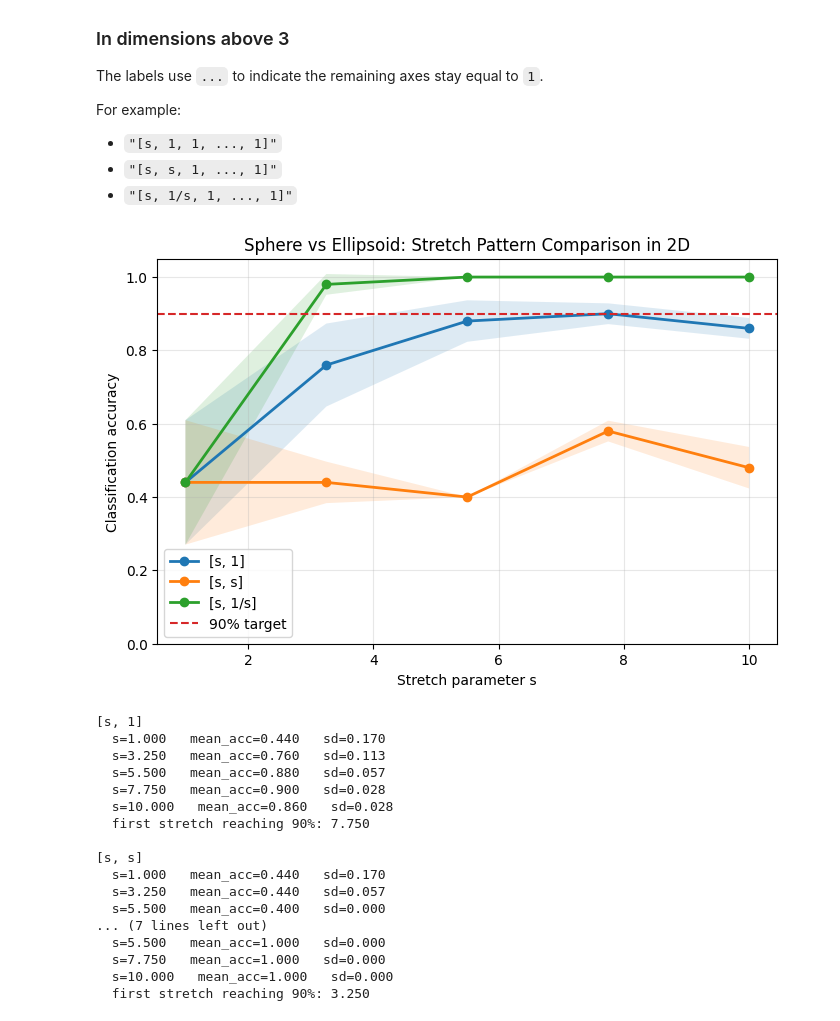
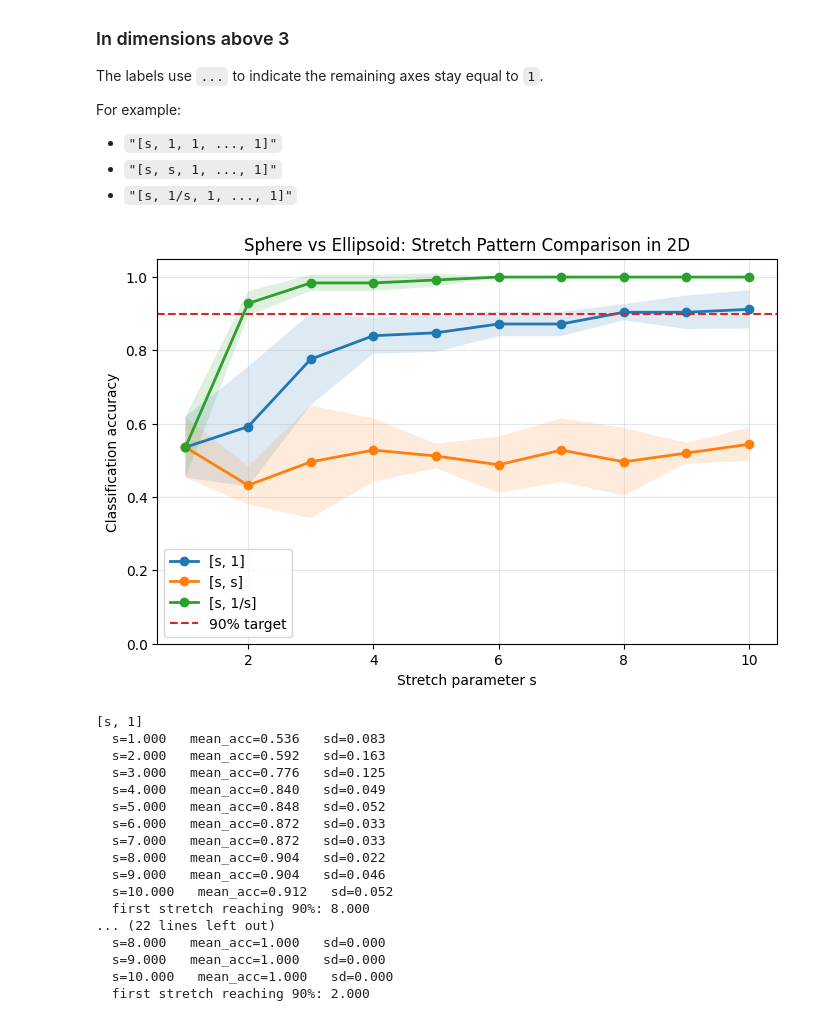
Before and after one commit to JosephMatatyaou/STA199REU, a Jupyter notebook: SQ26/Week5/Sphere_VS_Ellipsoid.ipynb, the cells around one changed output. Saved outputs shown, nothing was run; the diff lists cells and outputs as text; code cells hidden in the pictures.

```diff
--- a/SQ26/Week5/Sphere_VS_Ellipsoid.ipynb
+++ b/SQ26/Week5/Sphere_VS_Ellipsoid.ipynb
@@ -646,54 +645,54 @@ def plot_stretch_pattern_comparison(results, accuracy_target=None):
         print()
 # %%
 ambient_dim = 2
-stretch_values = np.linspace(1.0, 10.0, 5)
+stretch_values = np.linspace(1.0, 10.0, 10)
 
 if ambient_dim == 2:
     patterns = {
         "[s, 1]": lambda s, d: [s] + [1.0] * (d - 1),
         "[s, s]": lambda s, d: [s, s] + [1.0] * (d - 2),
         "[s, 1/s]": lambda s, d: [s, 1.0 / s] + [1.0] * (d - 2),
     }
 elif ambient_dim == 3:
     patterns = {
         "[s, 1, 1]": lambda s, d: [s] + [1.0] * (d - 1),
         "[s, s, 1]": lambda s, d: [s, s] + [1.0] * (d - 2),
         "[s, 1/s, 1]": lambda s, d: [s, 1.0 / s] + [1.0] * (d - 2),
     }
 else:
     patterns = {
         "[s, 1, 1, ..., 1]": lambda s, d: [s] + [1.0] * (d - 1),
         "[s, s, 1, ..., 1]": lambda s, d: [s, s] + [1.0] * (d - 2),
         "[s, 1/s, 1, ..., 1]": lambda s, d: [s, 1.0 / s] + [1.0] * (d - 2),
     }
 
 results = compare_stretch_patterns(
     patterns=patterns,
     stretch_values=stretch_values,
     ambient_dim=ambient_dim,
     n_points=200,
     n_resamples=50,
-    t_grid=np.linspace(1.5, 2.0, 10),
-    n_repeats=2,
+    t_grid=np.linspace(1.0, 2.0, 5),
+    n_repeats=5,
 )
 
 plot_stretch_pattern_comparison(results, accuracy_target=0.90)
 # %% [output]
-[figure, old version]
+[figure, new version]
 [s, 1]
-  s=1.000   mean_acc=0.440   sd=0.170
-  s=3.250   mean_acc=0.760   sd=0.113
-  s=5.500   mean_acc=0.880   sd=0.057
-  s=7.750   mean_acc=0.900   sd=0.028
-  s=10.000   mean_acc=0.860   sd=0.028
-  first stretch reaching 90%: 7.750
-
-[s, s]
-  s=1.000   mean_acc=0.440   sd=0.170
-  s=3.250   mean_acc=0.440   sd=0.057
-  s=5.500   mean_acc=0.400   sd=0.000
-... (7 lines left out)
-  s=5.500   mean_acc=1.000   sd=0.000
-  s=7.750   mean_acc=1.000   sd=0.000
+  s=1.000   mean_acc=0.536   sd=0.083
+  s=2.000   mean_acc=0.592   sd=0.163
+  s=3.000   mean_acc=0.776   sd=0.125
+  s=4.000   mean_acc=0.840   sd=0.049
+  s=5.000   mean_acc=0.848   sd=0.052
+  s=6.000   mean_acc=0.872   sd=0.033
+  s=7.000   mean_acc=0.872   sd=0.033
+  s=8.000   mean_acc=0.904   sd=0.022
+  s=9.000   mean_acc=0.904   sd=0.046
+  s=10.000   mean_acc=0.912   sd=0.052
+  first stretch reaching 90%: 8.000
+... (22 lines left out)
+  s=8.000   mean_acc=1.000   sd=0.000
+  s=9.000   mean_acc=1.000   sd=0.000
   s=10.000   mean_acc=1.000   sd=0.000
-  first stretch reaching 90%: 3.250
+  first stretch reaching 90%: 2.000
```
Also changed, not shown: parts of 1 cell of this notebook.
